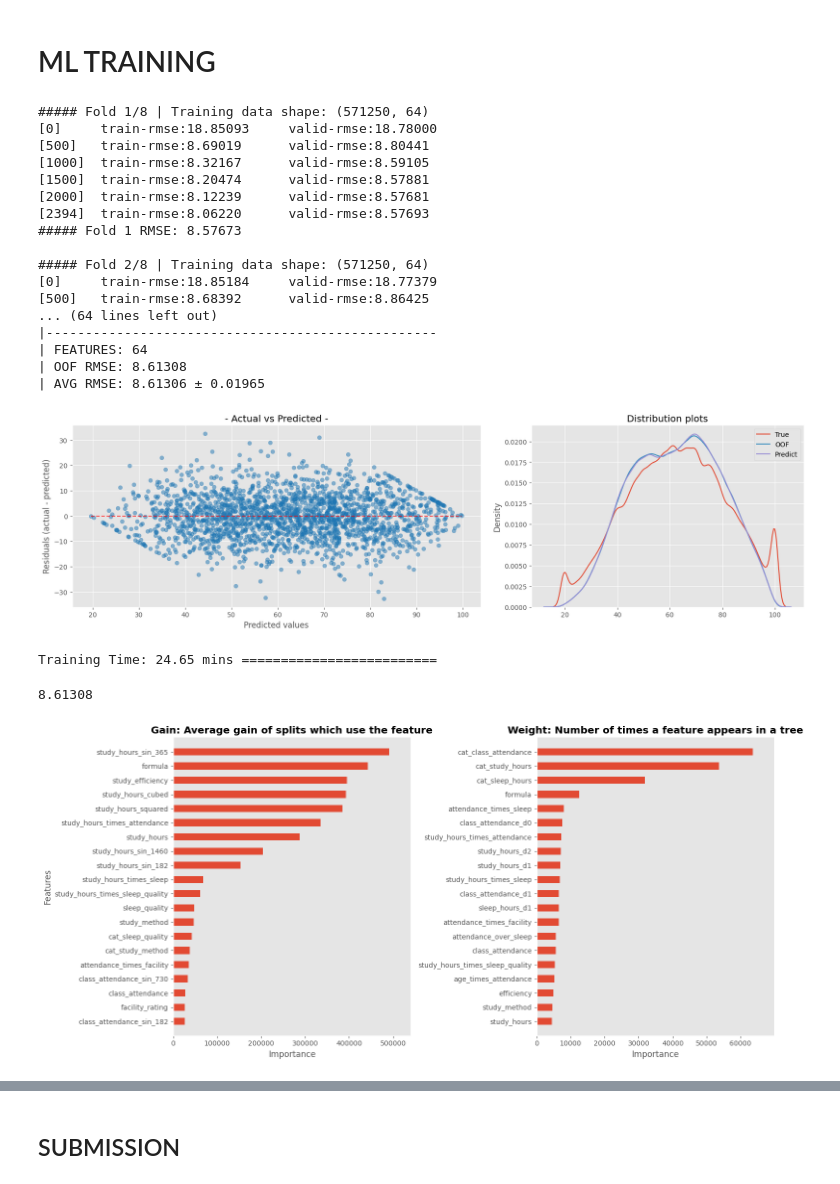
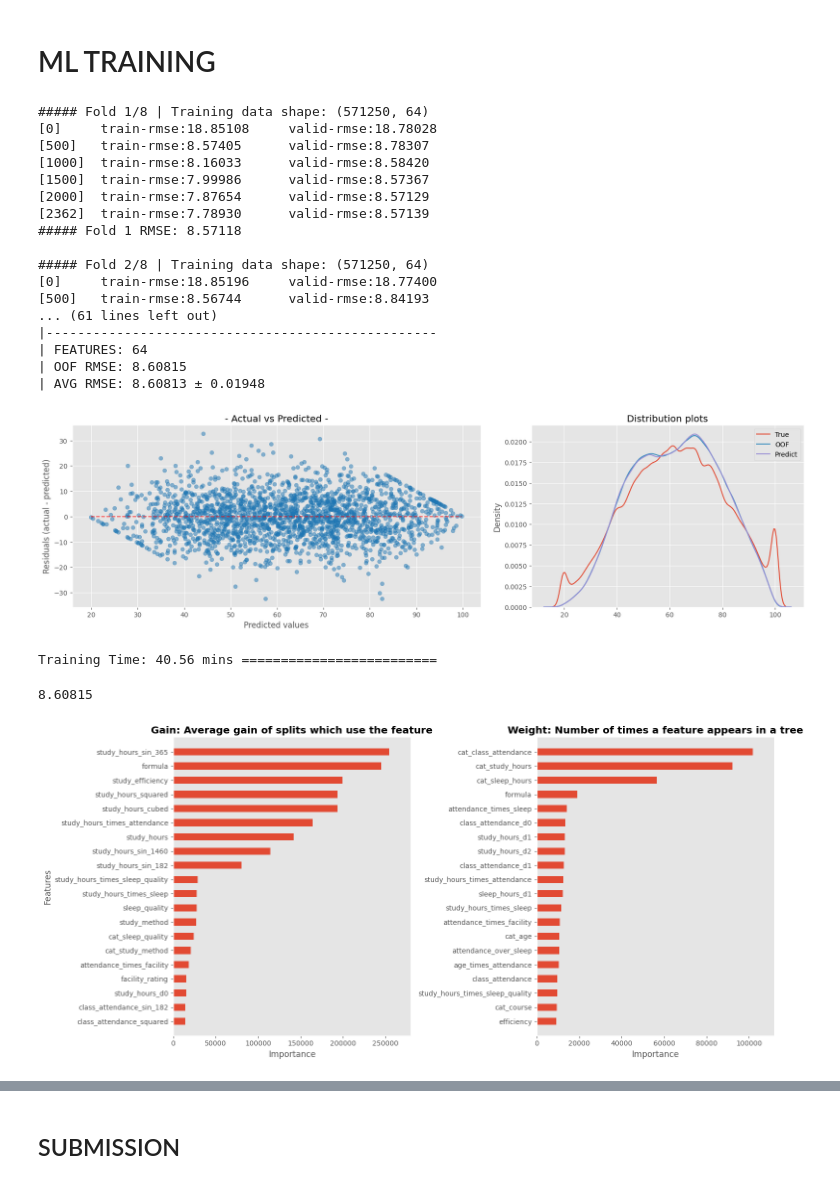
Before and after one commit to coded-sly/ps6e1-Student-Test-Score, a Jupyter notebook: ps6e1-xgb-orig-basescore.ipynb, the cells around one changed output, grey strips where cells are left out. Drawn from its saved outputs; the diff is of its cells as text; code cells hidden in the pictures.

Commit message:
Kaggle Notebook | ps6e1 | XGB | Orig+BaseScore | ⬆️ lossguide2

```diff
--- a/ps6e1-xgb-orig-basescore.ipynb
+++ b/ps6e1-xgb-orig-basescore.ipynb
@@ -788,10 +788,10 @@ for i, (train_idx, val_idx) in enumerate(kf.split(X)):
     X_test  = combined.iloc[len(X_train)+len(X_val):]
 
     params = {
-        'sampling_method': 'gradient_based',
+        # 'sampling_method': 'gradient_based',
         # # ---------------------------------------
         'grow_policy': 'lossguide',
-        'max_leaves': 128, # if lossguide
+        'max_leaves': 256, # if lossguide
         'max_depth': 0,  # 0 if lossguide
         # ---------------------------------------
         'objective': 'reg:squarederror',
@@ -802,7 +802,7 @@ for i, (train_idx, val_idx) in enumerate(kf.split(X)):
         'reg_lambda': 3.0,
         'reg_alpha': 1.5,
         'min_child_weight': 10,
-        'max_cat_to_onehot': 9,
+        # 'max_cat_to_onehot': 9,
         'random_state': SEED,
         'verbosity': 0,
         'n_jobs': os.cpu_count(),
@@ -824,7 +824,7 @@ for i, (train_idx, val_idx) in enumerate(kf.split(X)):
         dtrain,
         num_boost_round = 10_000,
         evals = [(dtrain, "train"), (dval, "valid")],
-        early_stopping_rounds = 200,
+        early_stopping_rounds = 250,
         verbose_eval = 500,
     )
 
@@ -851,54 +851,54 @@ display = PredictionErrorDisplay.from_predictions(
     pd.Series(y), oof_preds, ax=axs[0], subsample=2000,
     # kind = "actual_vs_predicted",
     scatter_kwargs={"alpha": 0.5}, line_kwargs={'color': 'r'},
         )
 axs[0].set_title(f"- Actual vs Predicted -")
 
 LABELS = ['True', 'OOF', 'Predict']
 sns.kdeplot(y, ax=axs[1], label=LABELS[0])
 sns.kdeplot(oof_preds, ax=axs[1], label=LABELS[1])
 sns.kdeplot(test_preds, ax=axs[1], label=LABELS[2])
 axs[1].set_title(f"Distribution plots")
 
 for ax in axs:
     # ax.grid(False)
     ax.spines['top'].set_visible(False)
     ax.spines['right'].set_visible(False)
 
 plt.legend()
 plt.tight_layout()
 plt.show()
 
 tok = time()
 tiktok = (tok-tik) / 60
 print(f"Training Time: {tiktok:.2f} mins {'='*25}")
 # %% [output]
 ##### Fold 1/8 | Training data shape: (571250, 64)
-[0]     train-rmse:18.85093     valid-rmse:18.78000
-[500]   train-rmse:8.69019      valid-rmse:8.80441
-[1000]  train-rmse:8.32167      valid-rmse:8.59105
-[1500]  train-rmse:8.20474      valid-rmse:8.57881
-[2000]  train-rmse:8.12239      valid-rmse:8.57681
-[2394]  train-rmse:8.06220      valid-rmse:8.57693
-##### Fold 1 RMSE: 8.57673
+[0]     train-rmse:18.85108     valid-rmse:18.78028
+[500]   train-rmse:8.57405      valid-rmse:8.78307
+[1000]  train-rmse:8.16033      valid-rmse:8.58420
+[1500]  train-rmse:7.99986      valid-rmse:8.57367
+[2000]  train-rmse:7.87654      valid-rmse:8.57129
+[2362]  train-rmse:7.78930      valid-rmse:8.57139
+##### Fold 1 RMSE: 8.57118
 
 ##### Fold 2/8 | Training data shape: (571250, 64)
-[0]     train-rmse:18.85184     valid-rmse:18.77379
-[500]   train-rmse:8.68392      valid-rmse:8.86425
-... (64 lines left out)
+[0]     train-rmse:18.85196     valid-rmse:18.77400
+[500]   train-rmse:8.56744      valid-rmse:8.84193
+... (61 lines left out)
 |--------------------------------------------------
 | FEATURES: 64
-| OOF RMSE: 8.61308
-| AVG RMSE: 8.61306 ± 0.01965
+| OOF RMSE: 8.60815
+| AVG RMSE: 8.60813 ± 0.01948
-[figure, old version]
+[figure, new version]
-Training Time: 24.65 mins =========================
+Training Time: 40.56 mins =========================
 # %%
 float(overall_score)
-# ORIG + base_score + 5folds
-#   0.1 -> d4=8.63794 ||  d8=8.64306
+# ORIG + base_score + 5folds + 0.1 + depth 8
+# lg=8.63794 || dw=8.64306
 # 0.005 -> ** d8=8.61752 **
 # %% [output]
-8.61308
+8.60815
 # %%
 ## -- plot_shap --
 MAX = 20
@@ -924,7 +924,7 @@ for ax in axs:
 plt.tight_layout()
 plt.show()
 # %% [output]
-[figure, old version]
+[figure, new version]
 # %%
 n = f"xgb_basescore_" + f"{overall_score}".split('.')[1]
 oof_final  = pd.DataFrame(oof_preds, columns=[n])
```
Also changed, not shown: parts of 4 cells of this notebook.
